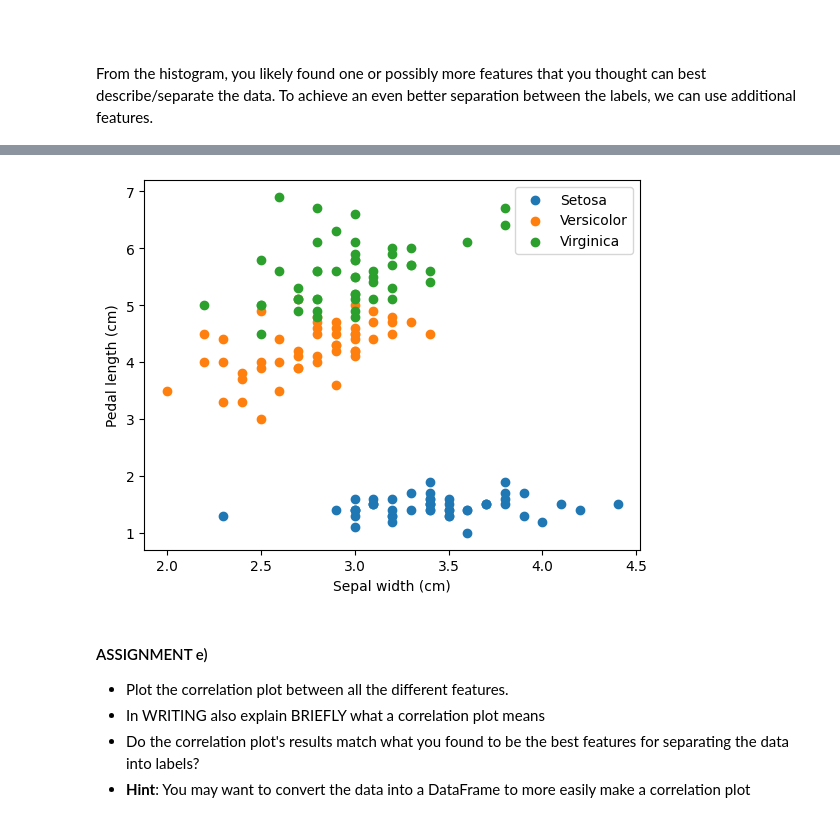
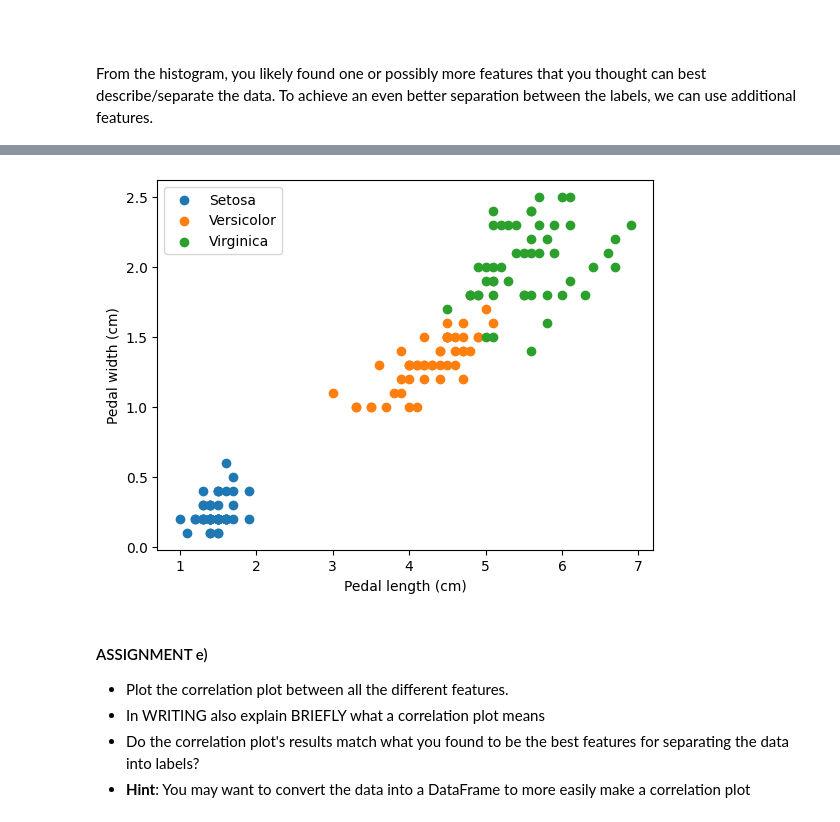
Before and after one commit to richard-lovgren/ml-1dl034-public-assignments, a Jupyter notebook: Assignments/Practical/PracticalNotebook3.ipynb, the cells around one changed output, grey strips where cells are left out. Saved outputs shown, nothing was run; the diff lists cells and outputs as text; code cells hidden in the pictures.

```diff
--- a/Assignments/Practical/PracticalNotebook3.ipynb
+++ b/Assignments/Practical/PracticalNotebook3.ipynb
@@ -348,29 +349,29 @@ We now want to create a scatter plot using the two most important features to be
 # %%
 # YOUR CODE HERE
 #
 # Pedal length and sepal width
-setosa = iris.data[0:50, 1:3]
-setosa_sepal = setosa[:, 0]
-setosa_pedal = setosa[:, 1]
+setosa = iris.data[0:50, 2:4]
+setosa_length = setosa[:, 0]
+setosa_width = setosa[:, 1]
 
-versicolor = iris.data[50:100, 1:3]
-versicolor_sepal = versicolor[:, 0]
-versicolor_pedal = versicolor[:, 1]
+versicolor = iris.data[50:100, 2:4]
+versicolor_length = versicolor[:, 0]
+versicolor_width = versicolor[:, 1]
 
-virginica = iris.data[100:150, 1:3]
-virginica_sepal = virginica[:, 0]
-virginica_pedal = virginica[:, 1]
+virginica = iris.data[100:150, 2:4]
+virginica_length = virginica[:, 0]
+virginica_width = virginica[:, 1]
 
 
-plt.scatter(setosa_sepal, setosa_pedal, label="Setosa")
-plt.scatter(versicolor_sepal, versicolor_pedal, label="Versicolor")
-plt.scatter(virginica_sepal, virginica_pedal, label="Virginica")
+plt.scatter(setosa_length, setosa_width, label="Setosa")
+plt.scatter(versicolor_length, versicolor_width, label="Versicolor")
+plt.scatter(virginica_length, virginica_width, label="Virginica")
 plt.legend()
-plt.xlabel("Sepal width (cm)")
-plt.ylabel("Pedal length (cm)")
+plt.xlabel("Pedal length (cm)")
+plt.ylabel("Pedal width (cm)")
 plt.show()
 # %% [output]
-[figure, old version]
+[figure, new version]
 # %% [markdown]
 #### ASSIGNMENT e)
 
```
Also changed, not shown: parts of 6 cells of this notebook.
